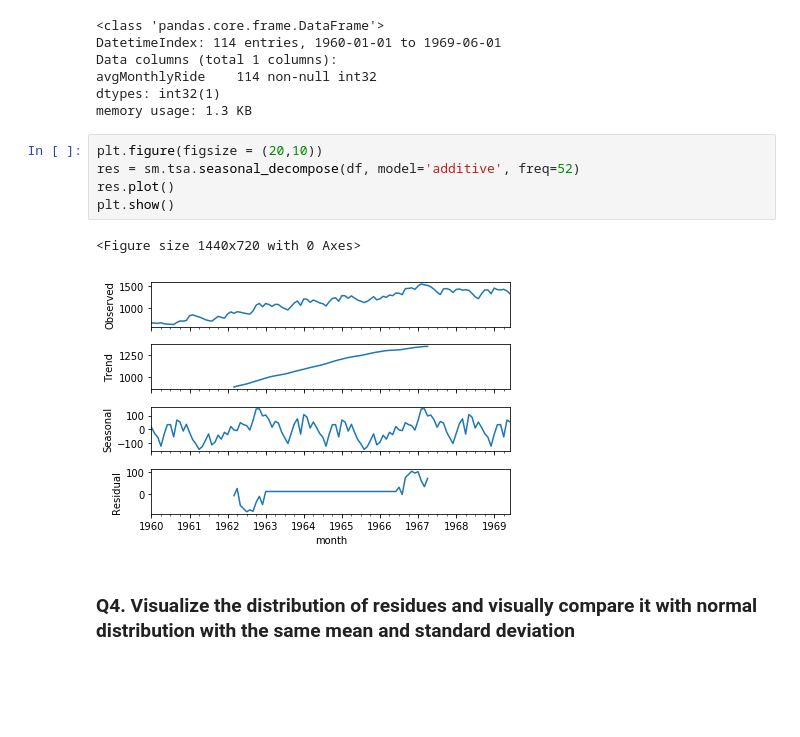
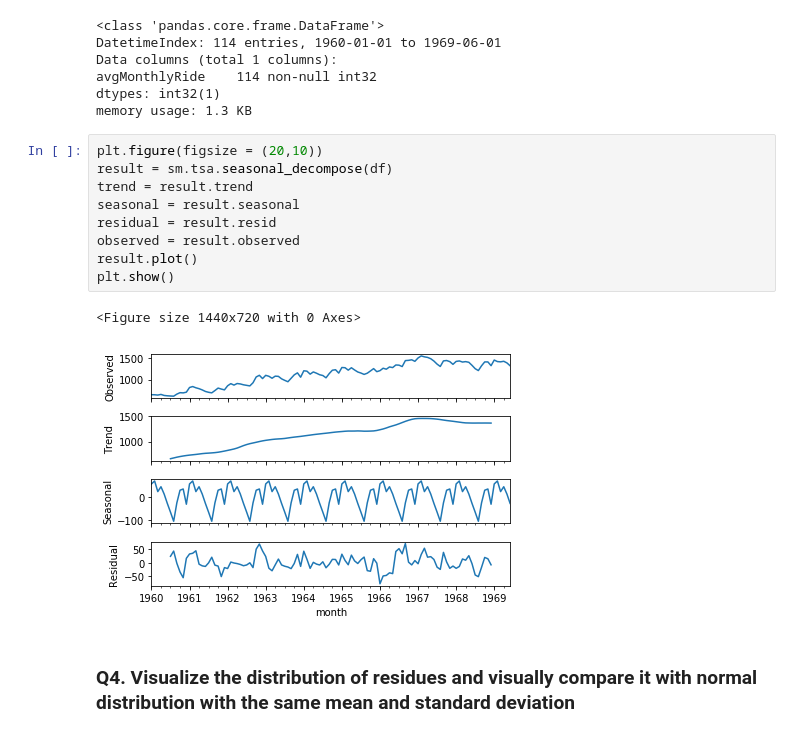
Before and after one commit to pratikwatwani/Applied-Data-Science, a Jupyter notebook: Session 08 and Session 09/PCA, Logistic Regression and Time Series Analysis.ipynb, the cells around one changed output. Drawn from its saved outputs; the diff is of its cells as text; blank space fills up the shorter version.

```diff
--- a/Session 08 and Session 09/PCA, Logistic Regression and Time Series Analysis.ipynb
+++ b/Session 08 and Session 09/PCA, Logistic Regression and Time Series Analysis.ipynb
@@ -343,12 +343,16 @@ dtypes: int32(1)
 memory usage: 1.3 KB
 # %%
 plt.figure(figsize = (20,10))
-res = sm.tsa.seasonal_decompose(df, model='additive', freq=52)
-res.plot()
+result = sm.tsa.seasonal_decompose(df)
+trend = result.trend
+seasonal = result.seasonal
+residual = result.resid
+observed = result.observed
+result.plot()
 plt.show()
 # %% [output]
 <Figure size 1440x720 with 0 Axes>
-[figure, old version]
+[figure, new version]
 # %% [markdown]
 ### Q4. Visualize the distribution of residues and visually compare it with normal distribution with the same mean and standard deviation
 # %%
```
Also changed, not shown: parts of 9 cells of this notebook.
